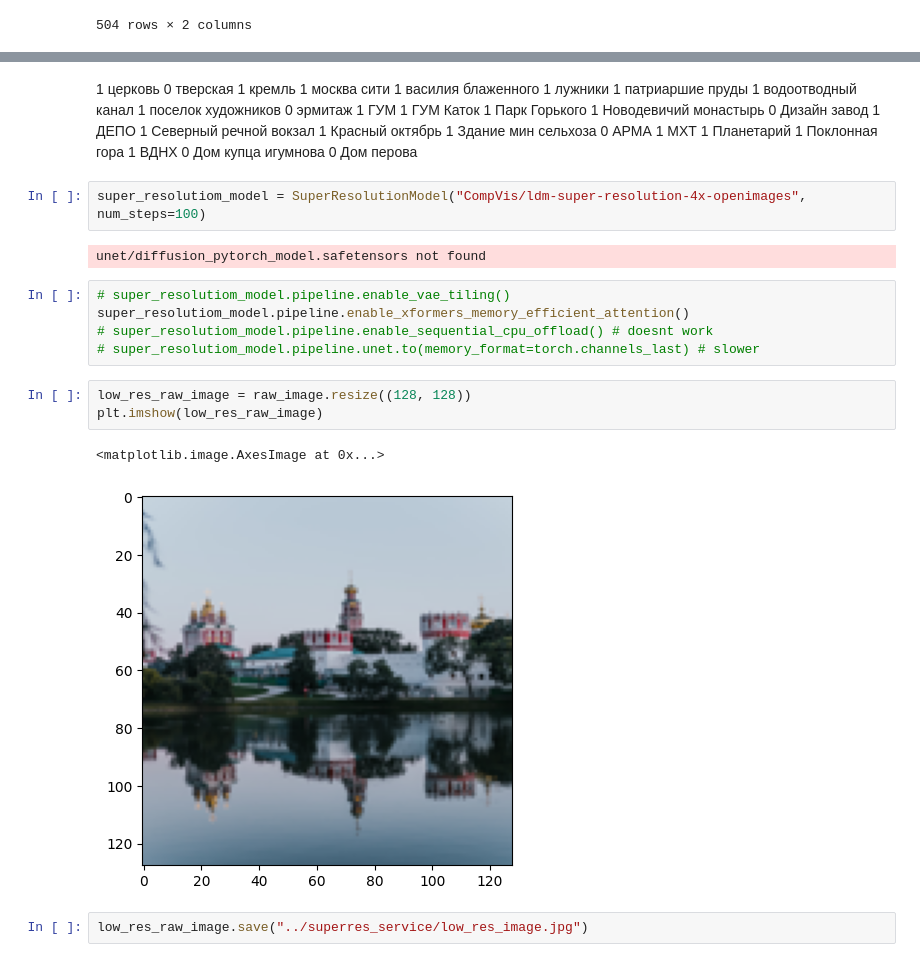
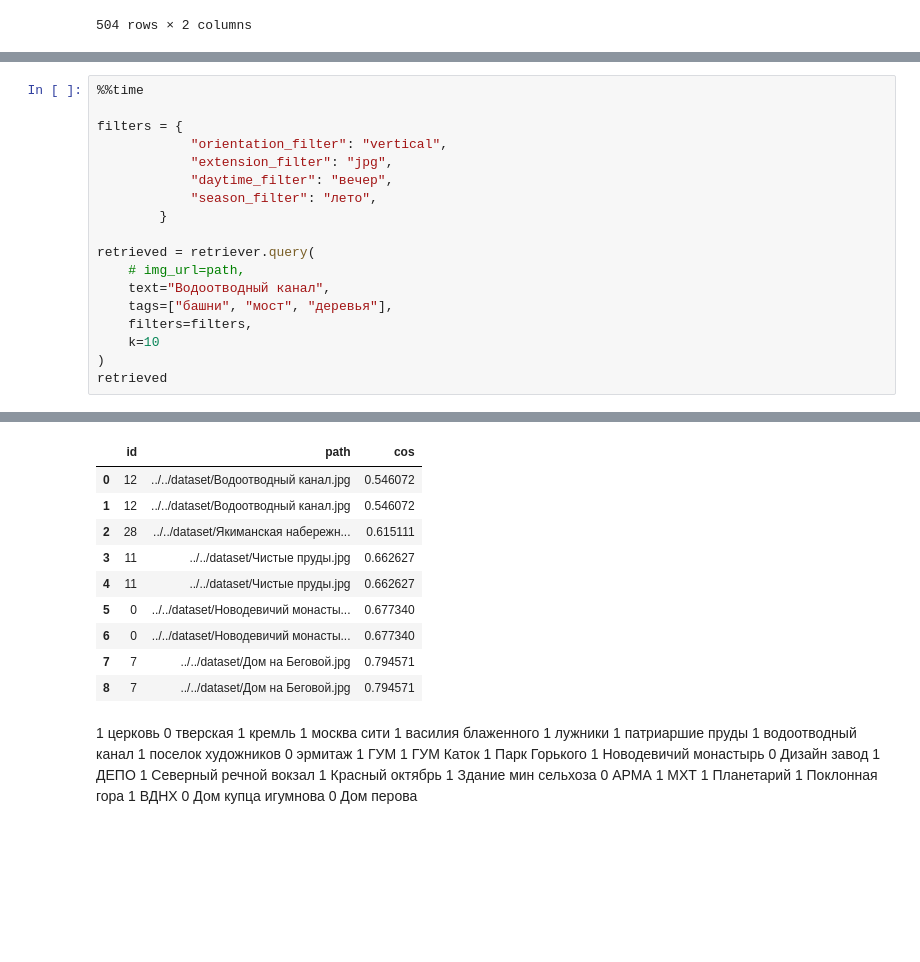
Before and after one commit to leffff/travel-hack, a Jupyter notebook: ml/retriever_service/ruclip_retriever_v2.ipynb, the cells around one changed output, grey strips where cells are left out. Cells and saved outputs as stored; diff of their text form; blank space fills up the shorter version.

```diff
--- a/ml/retriever_service/ruclip_retriever_v2.ipynb
+++ b/ml/retriever_service/ruclip_retriever_v2.ipynb
@@ -603,0 +705,19 @@ Wall time: 886 ms
+# %%
+%%time
+
+filters = {
+            "orientation_filter": "vertical",
+            "extension_filter": "jpg",
+            "daytime_filter": "вечер",
+            "season_filter": "лето",
+        }
+
+retrieved = retriever.query(
+    # img_url=path,
+    text="Водоотводный канал",
+    tags=["башни", "мост", "деревья"],
+    filters=filters,
+    k=10
+)
+retrieved
+# %% [output]
@@ -604,3 +726,13 @@ Wall time: 886 ms
+|  | id | path | cos |
+| 0 | 12 | ../../dataset/Водоотводный канал.jpg | 0.546072 |
+| 1 | 12 | ../../dataset/Водоотводный канал.jpg | 0.546072 |
+| 2 | 28 | ../../dataset/Якиманская набережн... | 0.615111 |
+| 3 | 11 | ../../dataset/Чистые пруды.jpg | 0.662627 |
+| 4 | 11 | ../../dataset/Чистые пруды.jpg | 0.662627 |
+| 5 | 0 | ../../dataset/Новодевичий монасты... | 0.677340 |
+| 6 | 0 | ../../dataset/Новодевичий монасты... | 0.677340 |
+| 7 | 7 | ../../dataset/Дом на Беговой.jpg | 0.794571 |
+| 8 | 7 | ../../dataset/Дом на Беговой.jpg | 0.794571 |
 # %% [markdown]
 1 церковь
 0 тверская
@@ -628,20 +760,3 @@ Wall time: 886 ms
 1 ВДНХ
 0 Дом купца игумнова
 0 Дом перова
-# %%
-super_resolutiom_model = SuperResolutionModel("CompVis/ldm-super-resolution-4x-openimages", num_steps=100)
-# %% [output]
-unet/diffusion_pytorch_model.safetensors not found
-# %%
-# super_resolutiom_model.pipeline.enable_vae_tiling()
-super_resolutiom_model.pipeline.enable_xformers_memory_efficient_attention()
-# super_resolutiom_model.pipeline.enable_sequential_cpu_offload() # doesnt work
-# super_resolutiom_model.pipeline.unet.to(memory_format=torch.channels_last) # slower
-# %%
-low_res_raw_image = raw_image.resize((128, 128))
-plt.imshow(low_res_raw_image)
-# %% [output]
-<matplotlib.image.AxesImage at 0x...>
-[figure, removed]
-# %%
-low_res_raw_image.save("../superres_service/low_res_image.jpg")
```
Also changed, not shown: parts of 28 cells of this notebook, 12 other files.
